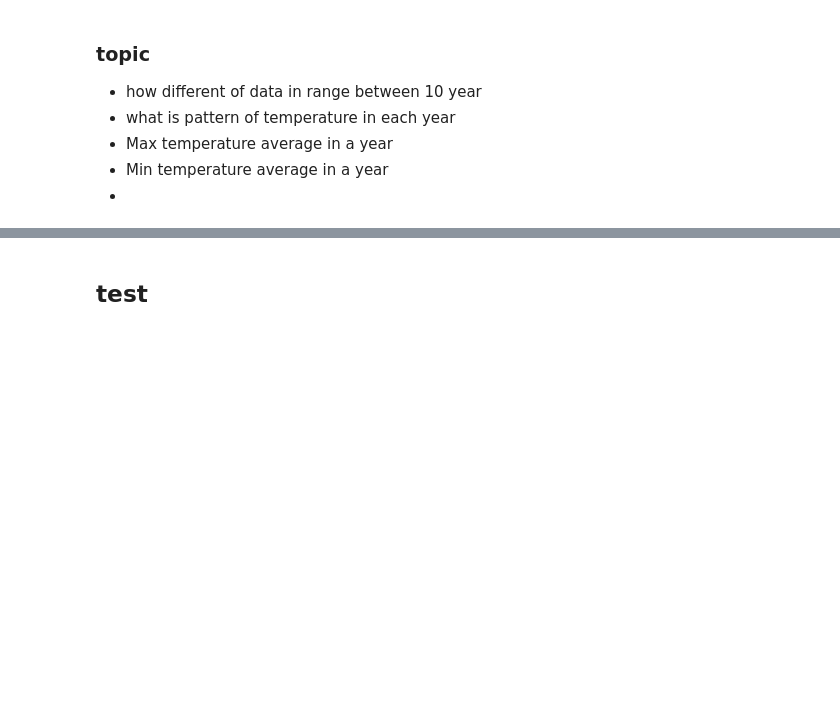
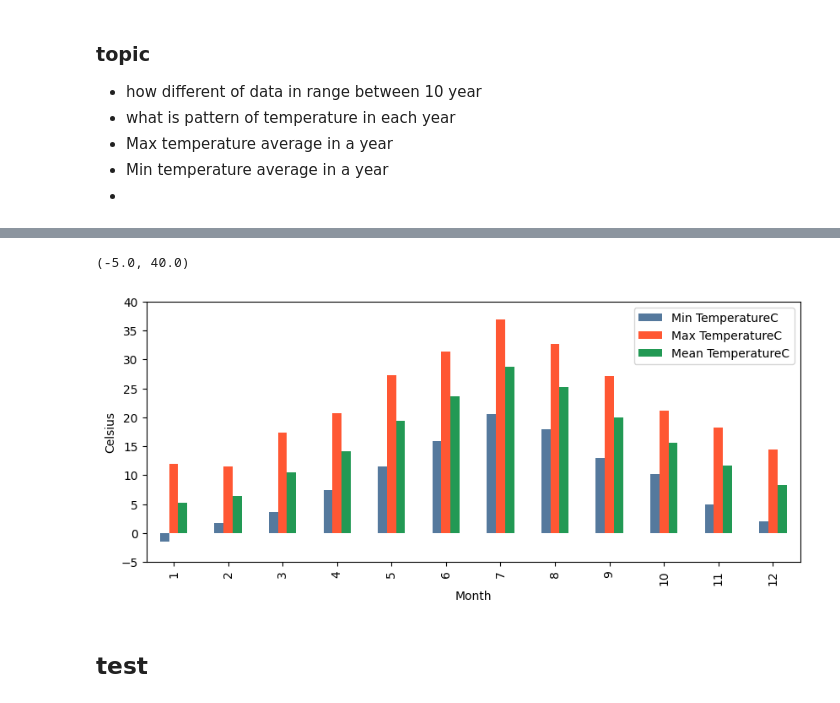
Before and after one commit to nnyPRO/Daily_Weather, a Jupyter notebook: code/Ta.ipynb, the cells around one changed output, grey strips where cells are left out. Saved outputs shown, nothing was run; the diff lists cells and outputs as text; code cells hidden in the pictures; blank space fills up the shorter version.

```diff
--- a/code/Ta.ipynb
+++ b/code/Ta.ipynb
@@ -182,3 +182,13 @@ focus_data.describe()
+# %%
+# temperature in latest year
+temp_m.plot(kind="bar", figsize = (10, 4), color={'Max TemperatureC': '#FF5733', 'Mean TemperatureC': '#229954', 'Min TemperatureC': '#55799D'})
+# temp_m.plot(kind="bar", figsize = (10, 4), color=['blue', 'oran'])
+plt.xlabel("Month")
+plt.ylabel("Celsius")
+plt.ylim(-5,40)
+# %% [output]
+(-5.0, 40.0)
+[figure, added]
 # %% [markdown]
 ## test
 # %% [markdown]
```
Also changed, not shown: parts of 10 cells of this notebook, 1 other file.
